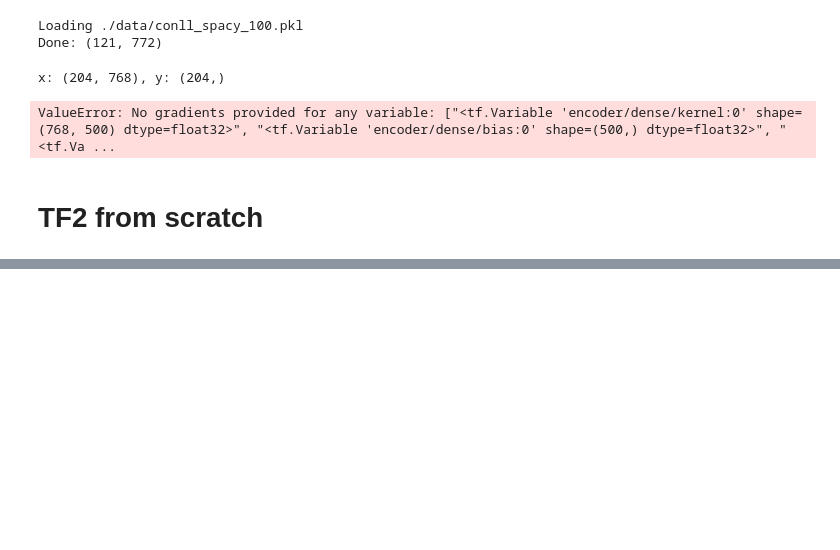
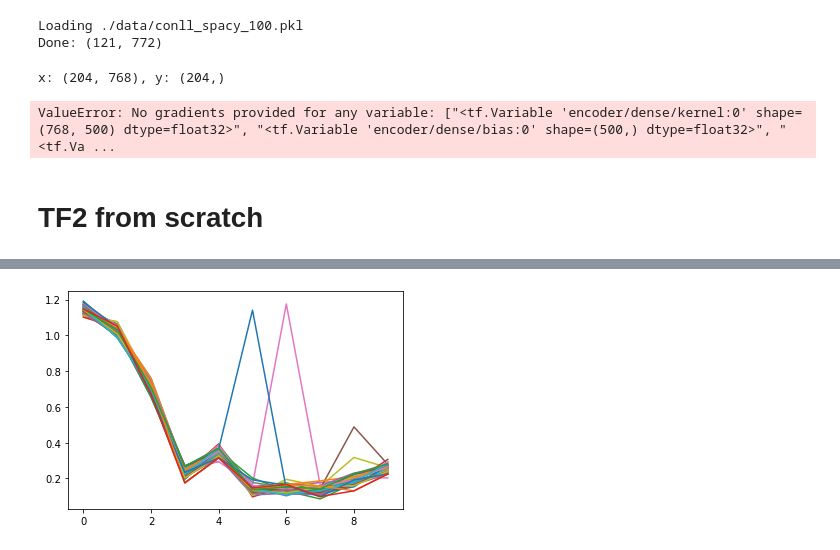
Before and after one commit to wgilpin/auto-ontology, a Jupyter notebook: project.ipynb, the cells around one changed output, grey strips where cells are left out. Saved outputs shown, nothing was run; the diff lists cells and outputs as text; code cells hidden in the pictures; blank space fills up the shorter version.

```diff
--- a/project.ipynb
+++ b/project.ipynb
@@ -424,0 +400,2 @@ x: (13892, 768), y: (13892,)
+# %%
+x, y, mapping = load_data(1000)
@@ -752,0 +640,12 @@ Tensor("strided_slice_3452:0", shape=(), dtype=float32)
+# %%
+@tf.function
+def make_q(z, batch_size, alpha):
+
+    sqd_dist_mat = pairwise_sqd_distance(z, batch_size)
+    q = tf.pow((1 + sqd_dist_mat/alpha), -(alpha+1)/2)
+    q = tf.linalg.set_diag(q, tf.zeros(shape=[batch_size]))
+    q = q / (tf.reduce_sum(q, axis=0, keepdims=True)+1e-9)
+    #q = 0.5*(q + tf.transpose(q))
+    q = tf.clip_by_value(q, 1e-10, 1.0)
+
+    return q
@@ -752,0 +656,2 @@ Tensor("strided_slice_3452:0", shape=(), dtype=float32)
+# %%
+x, y = load_data(100)
@@ -752,0 +661,66 @@ Tensor("strided_slice_3452:0", shape=(), dtype=float32)
+# %%
+%matplotlib inline
+
+losses = []
+alpha1 = 20
+alpha2 = 1
+rec_weight = 1.0
+latent_weight = 0.01
+batch_size = 32
+num_epochs = 2
+
+# pretrain ae
+print("Pretraining")
+pretrain_batches = batches(x, y, batch_size)
+for batch_idx, (x_batch, y_batch) in enumerate(pretrain_batches):
+    if batch_idx > 20:
+        break
+    with tf.GradientTape() as tape:
+        y_reconst = ae_model(x_batch, training=True)
+
+        reconstr_loss = tf.reduce_mean(
+            tf.math.squared_difference(x_batch.astype('float32'), y_reconst), axis=1)
+
+    gradients = tape.gradient(reconstr_loss, tape.watched_variables())
+    # apply gradients for all variables watched by the tape
+    opt.apply_gradients((grad, var)
+                        for (grad, var) in zip(gradients, tape.watched_variables())
+                        if grad is not None)
+print(f"Pretraining final loss {reconstr_loss}")
+
+# train full model
+print("Full training")
+# Prepare the metrics.
+train_acc_metric = k.metrics.SparseCategoricalAccuracy()
+val_acc_metric = k.metrics.SparseCategoricalAccuracy()
+for epoch in tqdm(range(num_epochs)):
+    full_batches = batches(x, y, batch_size)
+    for batch_idx, (x_batch, y_batch) in enumerate(full_batches):
+        with tf.GradientTape() as tape:
+            y_reconst = ae_model(x_batch, training=True)
+            z_enc = encoder_model(x_batch, training=True)
+            l = latent_model(x_batch, training=True)
+
+            p = make_q(l, batch_size, alpha=alpha1)
+            q = make_q(z_enc, batch_size, alpha=alpha2)
+            latent_loss = tf.reduce_sum(-(tf.multiply(p, tf.math.log(q))))
+            reconstr_loss = tf.reduce_mean(
+                tf.math.squared_difference(x_batch.astype('float32'), y_reconst), axis=1)
+
+            # Joint loss.
+            joint_loss = rec_weight * reconstr_loss +\
+                        latent_weight * latent_loss
+            losses.append(joint_loss)
+            # print(f"LOSS {losses[-1][0]}")
+
+            gradients = tape.gradient(joint_loss, tape.watched_variables())
+            # apply gradients for all variables watched by the tape
+            opt.apply_gradients((grad, var)
+                                for (grad, var) in zip(gradients, tape.watched_variables())
+                                if grad is not None)
+            # Update training metric.
+            train_acc_metric.update_state(y_batch, l)
+
+    # print(losses[-1][0])
+    plt.plot(losses)
+# %% [output]
@@ -752,0 +735 @@ Tensor("strided_slice_3452:0", shape=(), dtype=float32)
+[figure, added]
```
Also changed, not shown: parts of 54 cells of this notebook, 3 other files.
